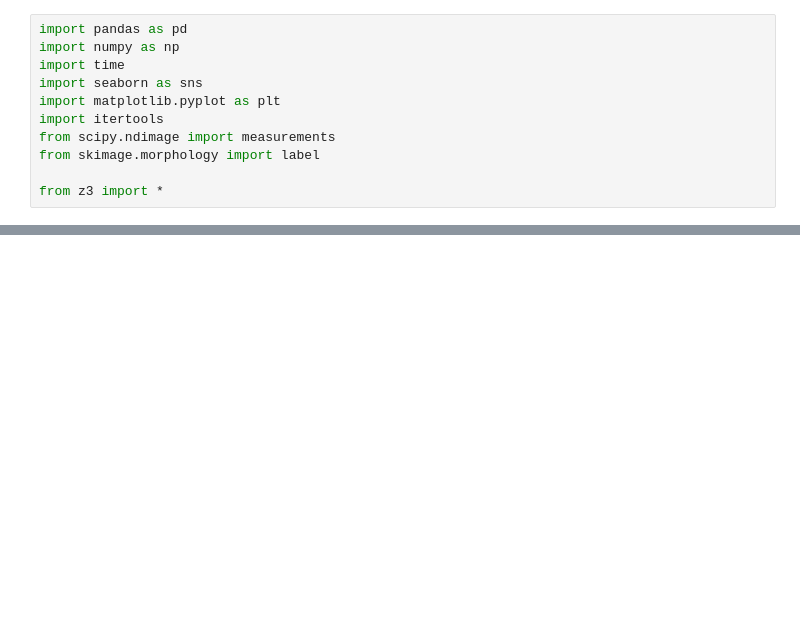
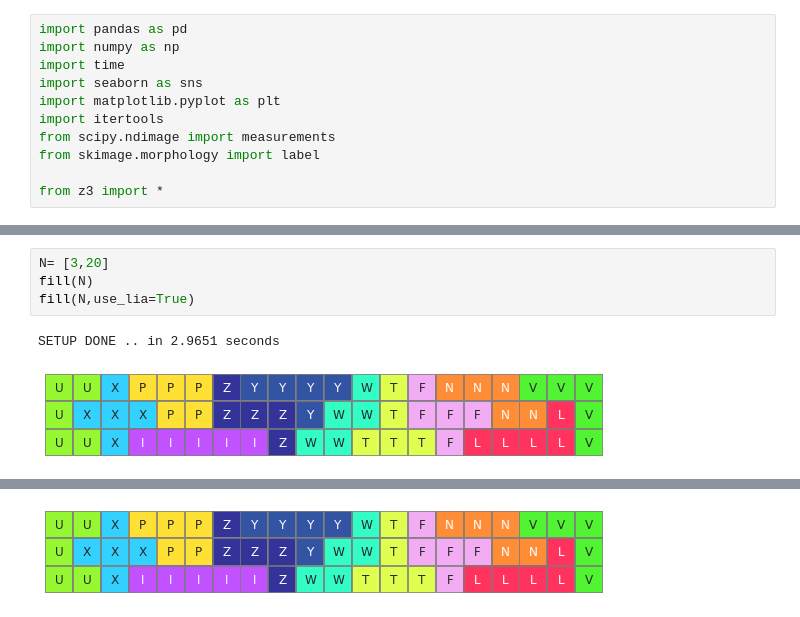
Before and after one commit to gowen100/Public-Code, a Jupyter notebook: Pentomino.ipynb, the cells around one changed output, grey strips where cells are left out. Drawn from its saved outputs; the diff is of its cells as text; blank space fills up the shorter version.

```diff
--- a/Pentomino.ipynb
+++ b/Pentomino.ipynb
@@ -112,0 +115,7 @@ Solution took 5.5431 seconds
+# %%
+N= [3,20]
+fill(N)
+fill(N,use_lia=True)
+# %% [output]
+SETUP DONE .. in 2.9651 seconds
+[figure, added]
@@ -112,0 +124 @@ Solution took 5.5431 seconds
+[figure, added]
```
Also changed, not shown: parts of 10 cells of this notebook.
